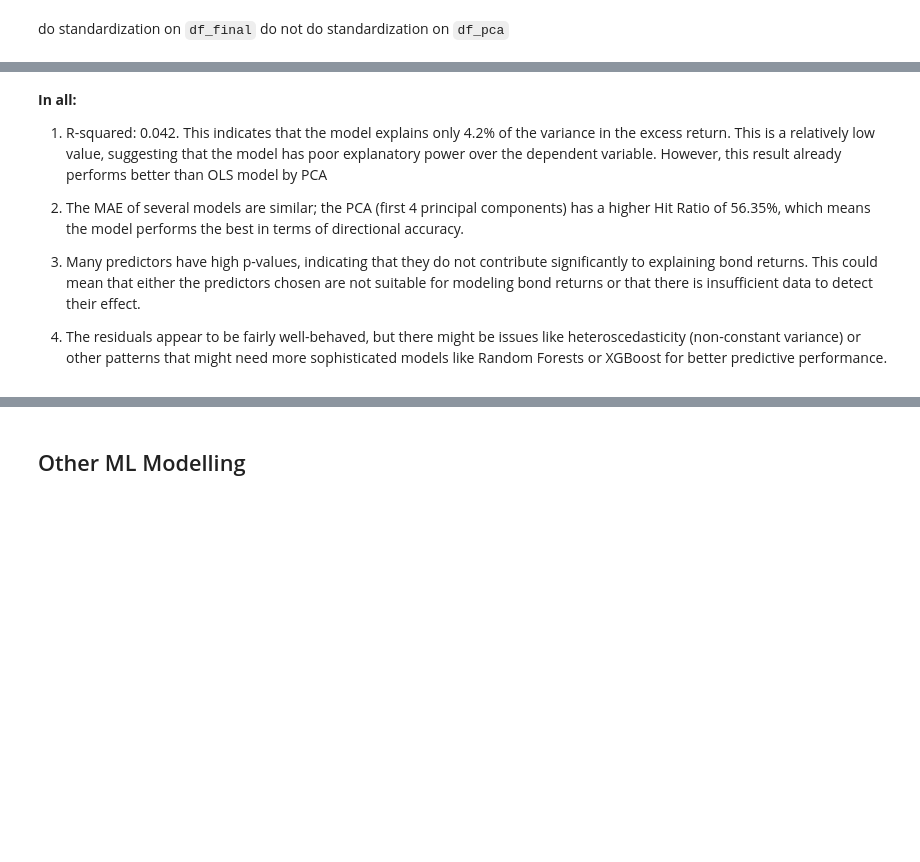
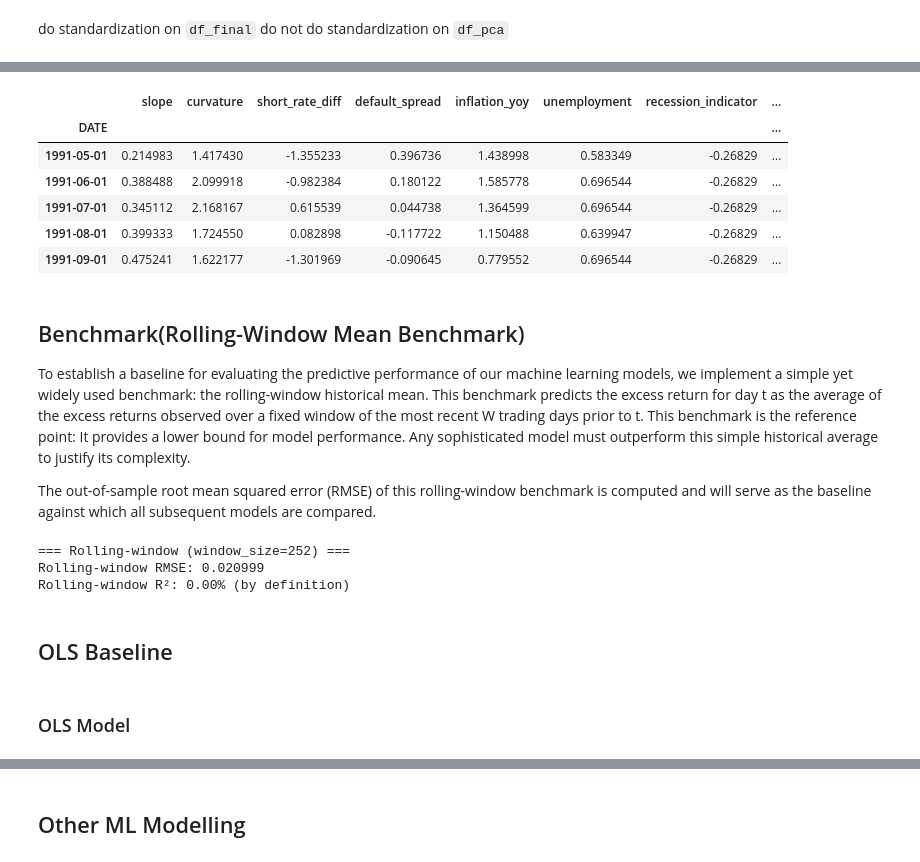
Before and after one commit to nurulputri/Big-Data_US-Treasury-Bonds-Return-Prediction, a Jupyter notebook: US Treasury Bond Return Prediction.ipynb, the cells around one changed output, grey strips where cells are left out. Drawn from its saved outputs; the diff is of its cells as text; code cells hidden in the pictures; blank space fills up the shorter version.

Commit message:
move benchmark and RF model to master notebook

```diff
--- a/US Treasury Bond Return Prediction.ipynb
+++ b/US Treasury Bond Return Prediction.ipynb
@@ -1011,10 +856,69 @@ Hit Ratio (Directional Accuracy): 0.43509615384615385
-# %% [markdown]
-**In all:**
-
-1. R-squared: 0.042. This indicates that the model explains only 4.2% of the variance in the excess return. This is a relatively low value, suggesting that the model has poor explanatory power over the dependent variable. However, this result already performs better than OLS model by PCA
-
-2. The MAE of several models are similar; the PCA (first 4 principal components) has a higher Hit Ratio of 56.35%, which means the model performs the best in terms of directional accuracy.
-
-3. Many predictors have high p-values, indicating that they do not contribute significantly to explaining bond returns. This could mean that either the predictors chosen are not suitable for modeling bond returns or that there is insufficient data to detect their effect.
-
-4. The residuals appear to be fairly well-behaved, but there might be issues like heteroscedasticity (non-constant variance) or other patterns that might need more sophisticated models like Random Forests or XGBoost for better predictive performance.
+# %%
+df_standardized.head()
+# %% [output]
+|  | slope | curvature | short_rate_diff | default_spread | inflation_yoy | unemployment | recession_indicator | ... |
+| DATE |  |  |  |  |  |  |  | ... |
+| 1991-05-01 | 0.214983 | 1.417430 | -1.355233 | 0.396736 | 1.438998 | 0.583349 | -0.26829 | ... |
+| 1991-06-01 | 0.388488 | 2.099918 | -0.982384 | 0.180122 | 1.585778 | 0.696544 | -0.26829 | ... |
+| 1991-07-01 | 0.345112 | 2.168167 | 0.615539 | 0.044738 | 1.364599 | 0.696544 | -0.26829 | ... |
+| 1991-08-01 | 0.399333 | 1.724550 | 0.082898 | -0.117722 | 1.150488 | 0.639947 | -0.26829 | ... |
+| 1991-09-01 | 0.475241 | 1.622177 | -1.301969 | -0.090645 | 0.779552 | 0.696544 | -0.26829 | ... |
+# %% [markdown]
+## Benchmark(Rolling-Window Mean Benchmark)
+To establish a baseline for evaluating the predictive performance of our machine learning models, we implement a simple yet widely used benchmark: the rolling-window historical mean. This benchmark predicts the excess return for day t as the average of the excess returns observed over a fixed window of the most recent W trading days prior to t.
+This benchmark is the reference point: It provides a lower bound for model performance. Any sophisticated model must outperform this simple historical average to justify its complexity.
+
+The out-of-sample root mean squared error (RMSE) of this rolling-window benchmark is computed and will serve as the baseline against which all subsequent models are compared.
+# %%
+import numpy as np
+import pandas as pd
+
+# Keep time order (no look-ahead)
+X = df_final[predictors].sort_index()
+y = df_final.loc[X.index, "excess_return"]
+
+# set parameter
+initial_train_size = int(len(y) * 0.6)
+window_size = 252  # size for rolling windows
+
+y_true = []
+y_bench_roll = []
+
+
+# Rolling-window mean benchmark: forecast at t is mean(y[t-window_size:t])
+for t in range(initial_train_size, len(y)):
+    y_test = y.iloc[t]
+
+    if t >= window_size:
+        y_train_roll = y.iloc[t-window_size:t]
+    else:
+        y_train_roll = y.iloc[:t]
+
+
+    # results
+    y_true.append(y_test)
+    y_bench_roll.append(y_train_roll.mean())  #
+
+
+y_true_oos = np.asarray(y_true)
+y_bench_roll_oos = np.asarray(y_bench_roll)
+
+
+# RMSE
+mse_bench_roll = np.mean((y_true_oos - y_bench_roll_oos) ** 2)
+rmse_bench_roll = np.sqrt(mse_bench_roll)
+
+
+
+# output
+print(f"=== Rolling-window (window_size={window_size}) ===")
+print(f"Rolling-window RMSE: {rmse_bench_roll:.6f}")
+print(f"Rolling-window R²: 0.00% (by definition)")
+# %% [output]
+=== Rolling-window (window_size=252) ===
+Rolling-window RMSE: 0.020999
+Rolling-window R²: 0.00% (by definition)
+# %% [markdown]
+## OLS Baseline
+# %% [markdown]
+### OLS Model
```
Also changed, not shown: parts of 40 cells of this notebook.
